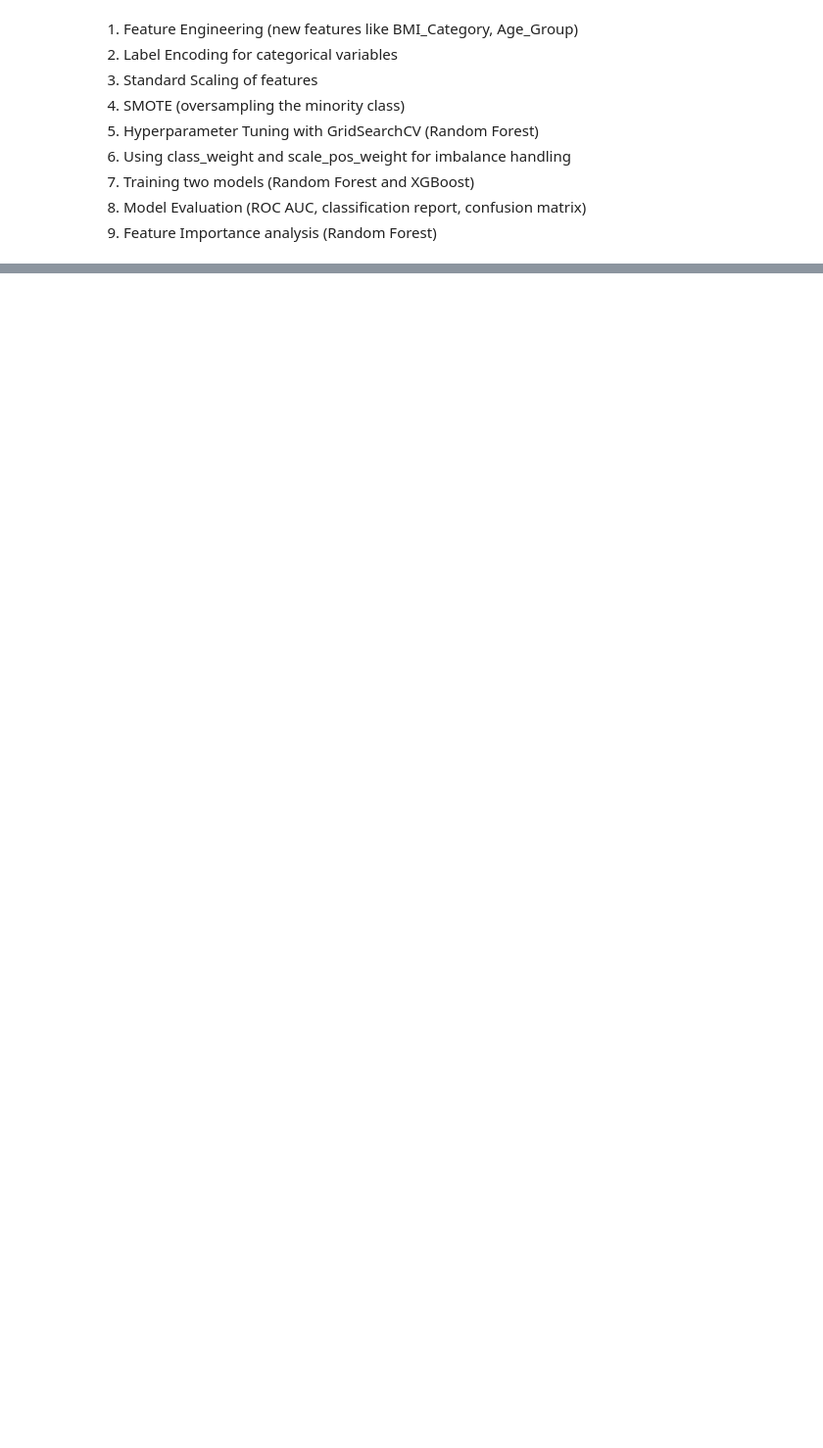
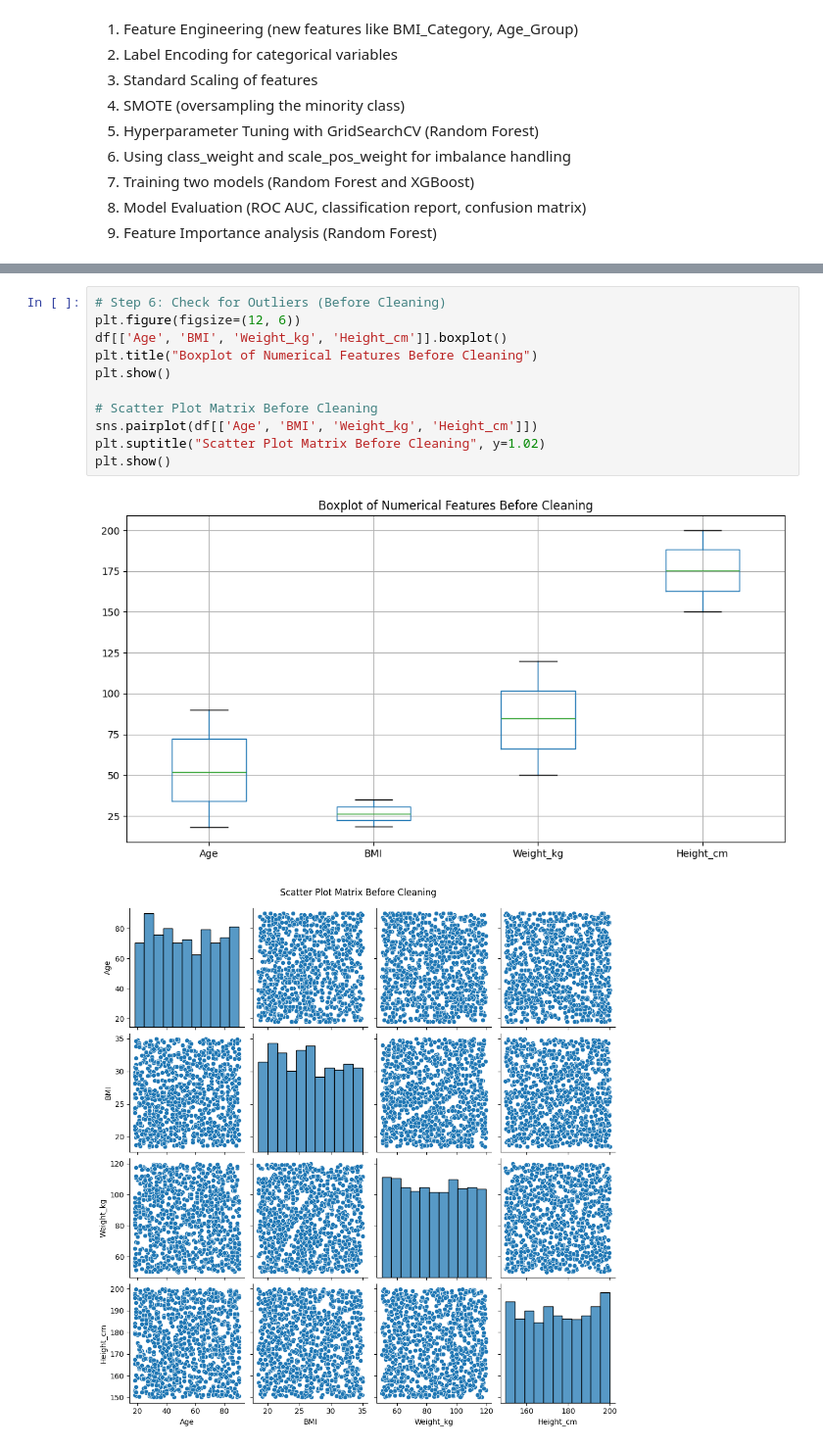
Before and after one commit to DenzilSerrao/Hypertension-prediction, a Jupyter notebook: Execution book.ipynb, the cells around one changed output, grey strips where cells are left out. Shown at 98% size. Saved outputs shown, nothing was run; the diff lists cells and outputs as text; blank space fills up the shorter version.

Commit message:
updated notebook file with various visualizations and updated model training with cross validation

```diff
--- a/Execution book.ipynb
+++ b/Execution book.ipynb
@@ -333,0 +130,14 @@ Age_Group: 0.0373
+# %%
+# Step 6: Check for Outliers (Before Cleaning)
+plt.figure(figsize=(12, 6))
+df[['Age', 'BMI', 'Weight_kg', 'Height_cm']].boxplot()
+plt.title("Boxplot of Numerical Features Before Cleaning")
+plt.show()
+
+# Scatter Plot Matrix Before Cleaning
+sns.pairplot(df[['Age', 'BMI', 'Weight_kg', 'Height_cm']])
+plt.suptitle("Scatter Plot Matrix Before Cleaning", y=1.02)
+plt.show()
+# %% [output]
+[figure, added]
+[figure, added]
```
Also changed, not shown: parts of 21 cells of this notebook, 1 other file.
